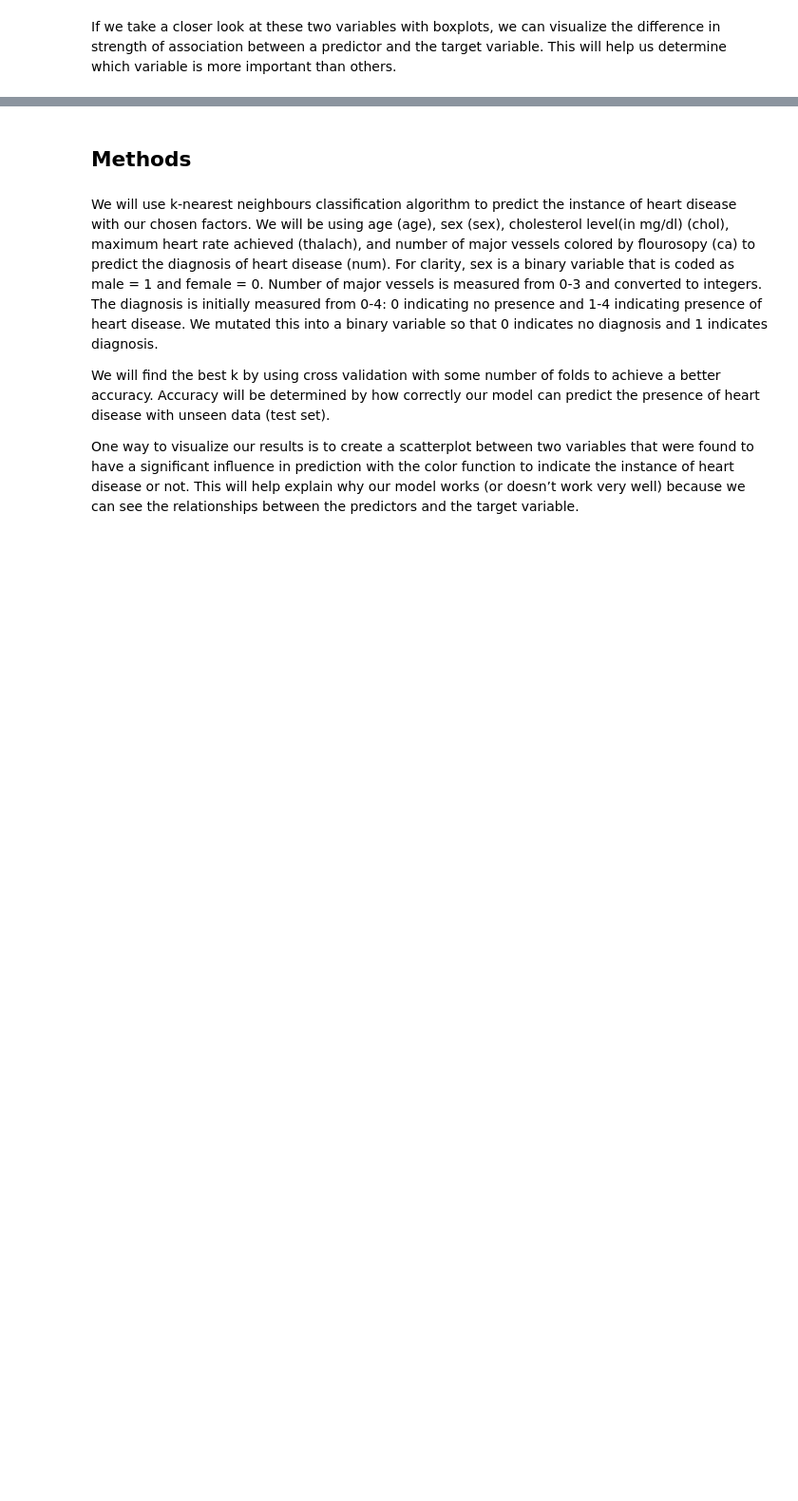
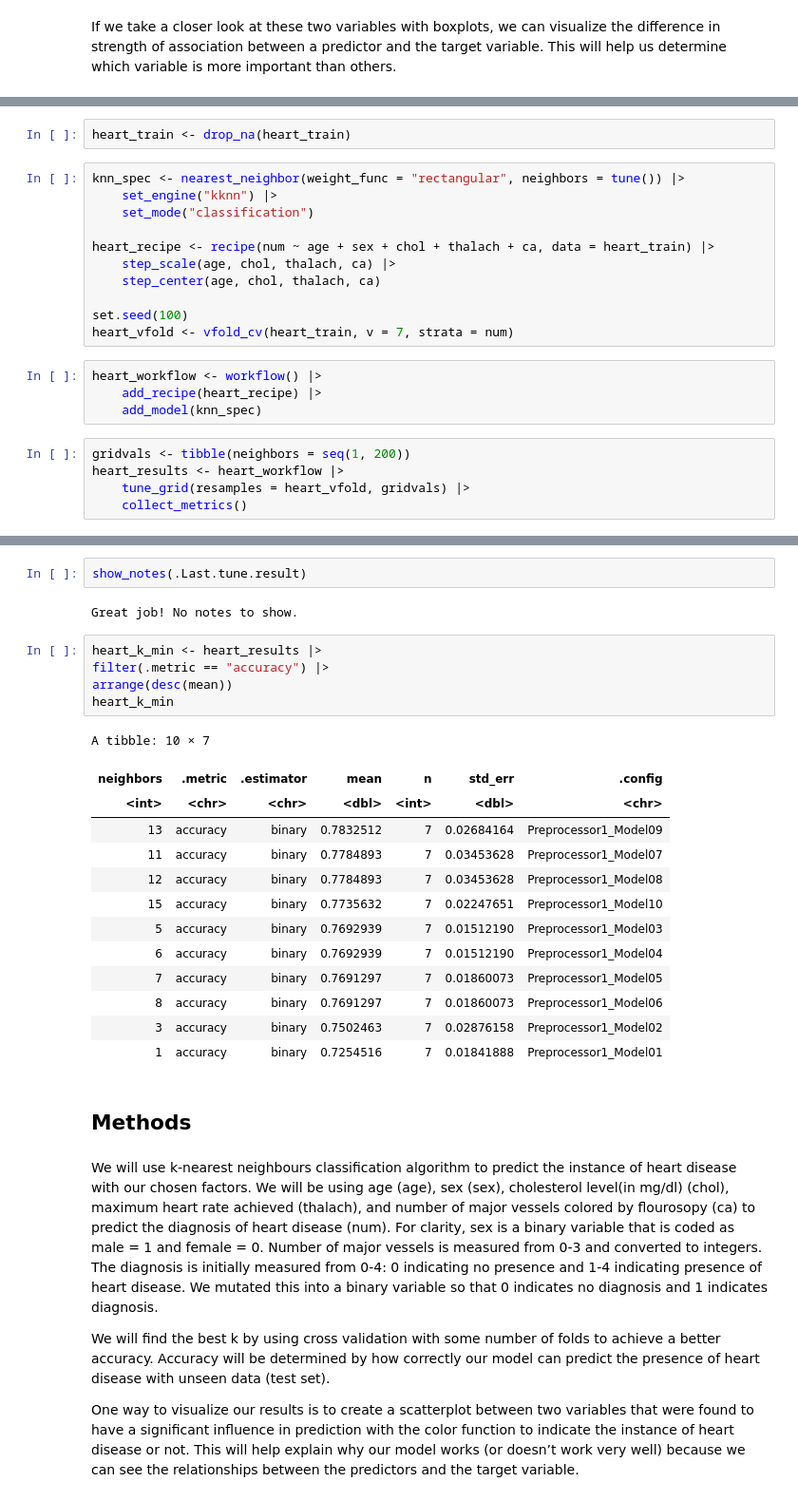
Before and after one commit to shivangibharani/GroupProject, a Jupyter notebook: heart_disease.ipynb, the cells around one changed output, grey strips where cells are left out. Shown at 95% size. Cells and saved outputs as stored; diff of their text form; blank space fills up the shorter version.

Commit message:
add knn classification + vfold

```diff
--- a/heart_disease.ipynb
+++ b/heart_disease.ipynb
@@ -189,0 +213,22 @@ If we take a closer look at these two variables with boxplots, we can visualize
+# %%
+heart_train <- drop_na(heart_train)
+# %%
+knn_spec <- nearest_neighbor(weight_func = "rectangular", neighbors = tune()) |>
+    set_engine("kknn") |>
+    set_mode("classification")
+
+heart_recipe <- recipe(num ~ age + sex + chol + thalach + ca, data = heart_train) |>
+    step_scale(age, chol, thalach, ca) |>
+    step_center(age, chol, thalach, ca)
+
+set.seed(100)
+heart_vfold <- vfold_cv(heart_train, v = 7, strata = num)
+# %%
+heart_workflow <- workflow() |>
+    add_recipe(heart_recipe) |>
+    add_model(knn_spec)
+# %%
+gridvals <- tibble(neighbors = seq(1, 200))
+heart_results <- heart_workflow |>
+    tune_grid(resamples = heart_vfold, gridvals) |>
+    collect_metrics()
@@ -190,3 +238,26 @@ If we take a closer look at these two variables with boxplots, we can visualize
+# %%
+show_notes(.Last.tune.result)
+# %% [output]
+Great job! No notes to show.
+# %%
+heart_k_min <- heart_results |>
+filter(.metric == "accuracy") |>
+arrange(desc(mean))
+heart_k_min
+# %% [output]
+A tibble: 10 × 7
+| neighbors | .metric | .estimator | mean | n | std_err | .config |
+| <int> | <chr> | <chr> | <dbl> | <int> | <dbl> | <chr> |
+| 13 | accuracy | binary | 0.7832512 | 7 | 0.02684164 | Preprocessor1_Model09 |
+| 11 | accuracy | binary | 0.7784893 | 7 | 0.03453628 | Preprocessor1_Model07 |
+| 12 | accuracy | binary | 0.7784893 | 7 | 0.03453628 | Preprocessor1_Model08 |
+| 15 | accuracy | binary | 0.7735632 | 7 | 0.02247651 | Preprocessor1_Model10 |
+| 5 | accuracy | binary | 0.7692939 | 7 | 0.01512190 | Preprocessor1_Model03 |
+| 6 | accuracy | binary | 0.7692939 | 7 | 0.01512190 | Preprocessor1_Model04 |
+| 7 | accuracy | binary | 0.7691297 | 7 | 0.01860073 | Preprocessor1_Model05 |
+| 8 | accuracy | binary | 0.7691297 | 7 | 0.01860073 | Preprocessor1_Model06 |
+| 3 | accuracy | binary | 0.7502463 | 7 | 0.02876158 | Preprocessor1_Model02 |
+| 1 | accuracy | binary | 0.7254516 | 7 | 0.01841888 | Preprocessor1_Model01 |
 # %% [markdown]
 ## Methods
 # %% [markdown]
```
Also changed, not shown: parts of 7 cells of this notebook.
